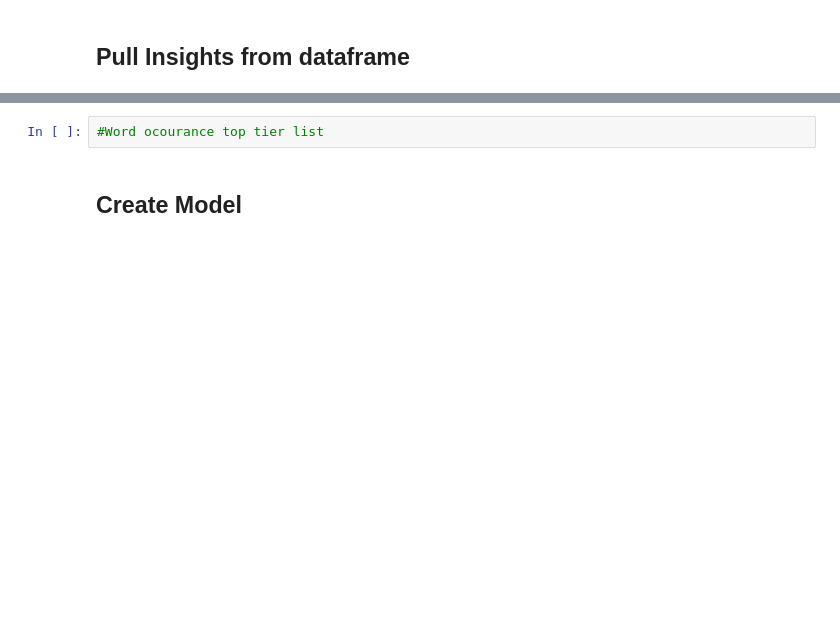
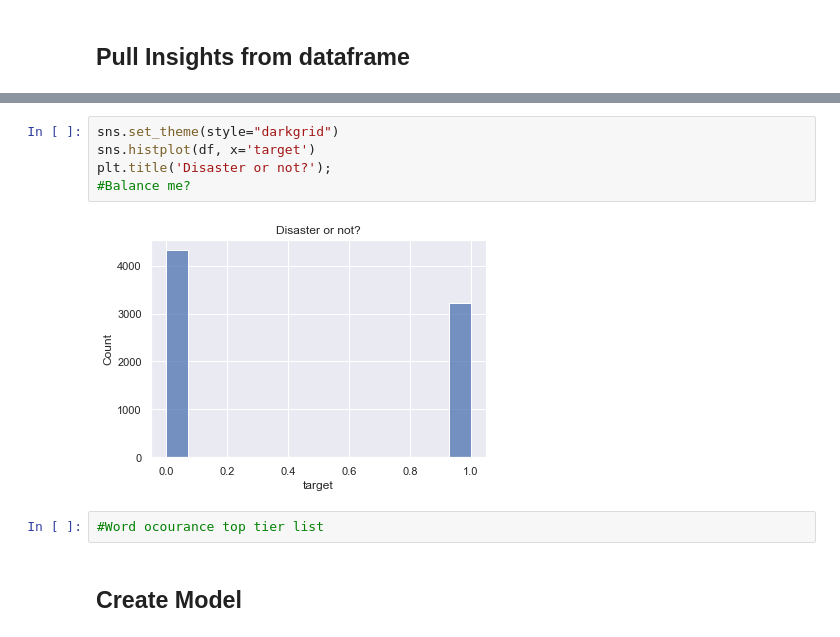
Before and after one commit to ntsegaw/nlpdisaster, a Jupyter notebook: Natural Language Processing with Disaster Tweets.ipynb, the cells around one changed output, grey strips where cells are left out. Saved outputs shown, nothing was run; the diff lists cells and outputs as text; blank space fills up the shorter version.

```diff
--- a/Natural Language Processing with Disaster Tweets.ipynb
+++ b/Natural Language Processing with Disaster Tweets.ipynb
@@ -143,3 +184,10 @@ Name: text, Length: 7503, dtype: int64
+# %%
+sns.set_theme(style="darkgrid")
+sns.histplot(df, x='target')
+plt.title('Disaster or not?');
+#Balance me?
+# %% [output]
+[figure, added]
 # %%
 #Word ocourance top tier list
 # %% [markdown]
```
Also changed, not shown: parts of 34 cells of this notebook, 1 other file.
